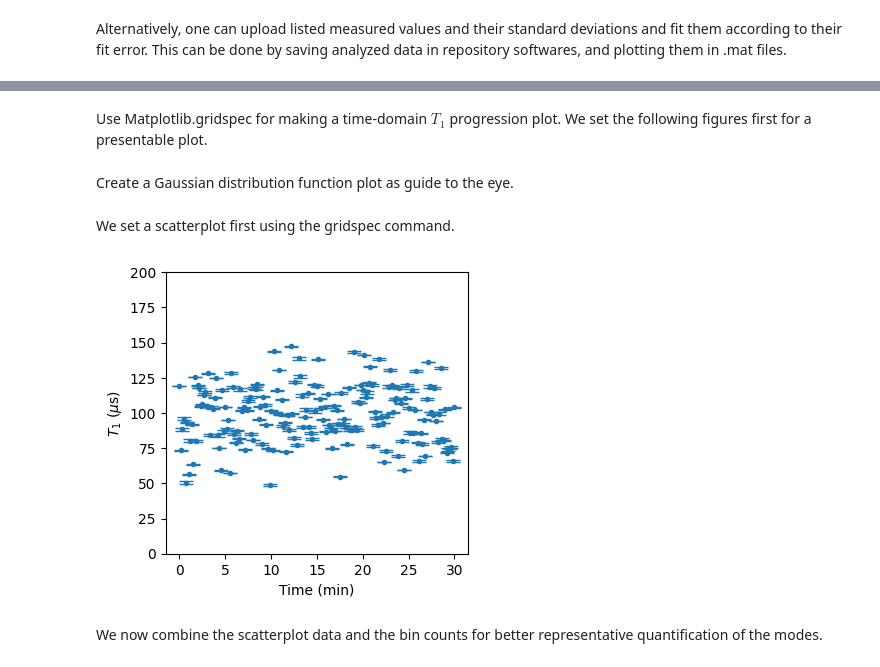
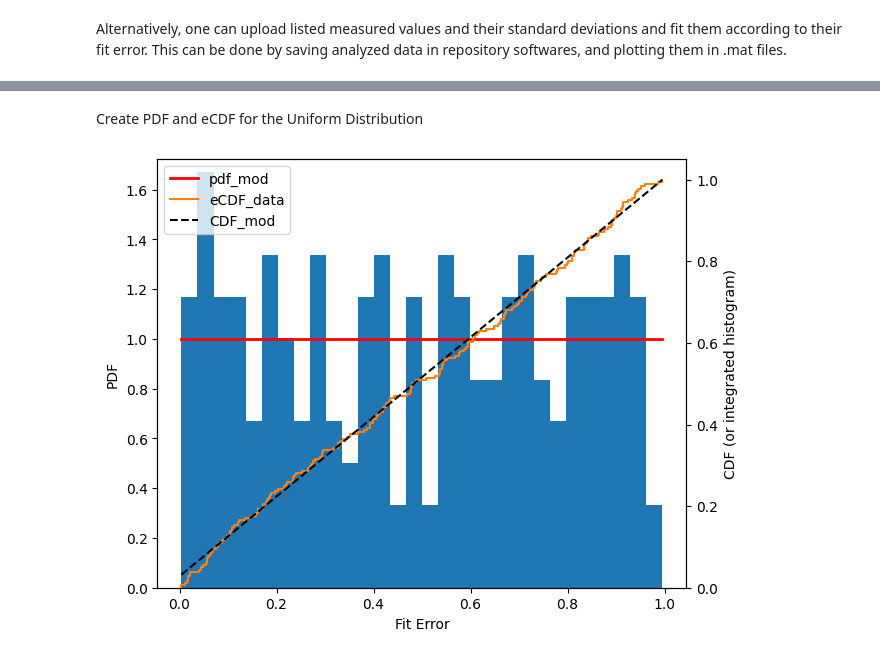
Before and after one commit to myrronaguila/analyze_sqc, a Jupyter notebook: Plots/Single_Qubit_Coherence_Time_Plots.ipynb, the cells around one changed output, grey strips where cells are left out. Drawn from its saved outputs; the diff is of its cells as text; code cells hidden in the pictures.

```diff
--- a/Plots/Single_Qubit_Coherence_Time_Plots.ipynb
+++ b/Plots/Single_Qubit_Coherence_Time_Plots.ipynb
@@ -61,2 +177,0 @@ plt.show()
-# %% [markdown]
-Use Matplotlib.gridspec for making a time-domain $T_{1}$ progression plot. We set the following figures first for a presentable plot.
@@ -67,2 +177,0 @@ def cm_to_inch(x):
-# %% [markdown]
-Create a Gaussian distribution function plot as guide to the eye.
@@ -75,20 +178,54 @@ def Gaussian(x, mu, sigma, Amp):
-# %% [markdown]
-We set a scatterplot first using the gridspec command.
-# %%
-wfig = 8.6
-fig = plt.figure(constrained_layout=True, figsize=(2*cm_to_inch(wfig),
-                                                   1*cm_to_inch(wfig)))
-spec = gridspec.GridSpec(ncols=2, nrows=1, figure=fig, hspace =0.05,
-                                 wspace=0.05)
-ax1 = fig.add_subplot(spec[0, 0]) #scatter plot
-
-#for reference of errorbars, see https://matplotlib.org/stable/api/_as_gen/matplotlib.axes.Axes.errorbar.html
-ax1.errorbar(x=t_arr, y=T1_arr, yerr=T1_err_arr, fmt='.', capsize=5)
-ax1.set_ylim(0, 200)
-ax1.set_xlabel('Time (min)')
-ax1.set_ylabel(r'$T_{1}$ ($\mu$s)')
-plt.show()
-# %% [output]
-[figure, removed]
-# %% [markdown]
-We now combine the scatterplot data and the bin counts for better representative quantification of the modes.
+# %% [markdown]
+Create PDF and eCDF for the Uniform Distribution
+# %%
+def uniform_pdf_cdf(x,a,b):
+  #plot pdf and cdf in a uniform distribution
+  y_pdf = np.asarray([1/(b-a) for i in range(len(x))])
+  y_cdf = y_pdf.cumsum()
+  y_cdf /= y_cdf[-1]
+  return y_pdf, y_cdf
+# %%
+# make probability distribution and CDF for T1_error of fit
+
+fig = plt.figure(constrained_layout=True)
+spec = gridspec.GridSpec(ncols=1, nrows=1, figure=fig, hspace =0.05,
+                                 wspace=0.05)
+ax1 = fig.add_subplot(spec[0, 0]) #scatter plot
+ax1t = ax1.twinx()
+
+#theoretical uniform cdf and pdf
+
+y_pdf_err, y_cdf_err = uniform_pdf_cdf(x=np.linspace(0,1,n_bins+1),a=-0.05,b=1)
+
+#probability distribution histogram
+count_err, bins_err, ignored = ax1.hist(T1_err_arr, n_bins, density=True)
+#representative Gaussian
+#get PDF = # finding the PDF of the histogram using count values
+ax1.plot(bins_err, np.ones_like(bins_err), linewidth=2, color='r', label='pdf_mod')
+ax1.set_xlabel(r'Fit Error')
+ax1.set_ylabel(r'PDF')
+ax1.set_ylim(0,np.amax(count_err)+0.05)
+
+#CDF
+#https://matplotlib.org/stable/gallery/statistics/histogram_cumulative.html
+#cdf_err = np.cumsum(pdf_err)
+#get CDF
+#show integrated histogram / cdf in rectangular
+#line plots - empirical cumulative distribution function
+bin_er_ecdf, count_er_ecdf = plot_ecdf(T1_err_arr)
+ax1t.plot(bin_er_ecdf, count_er_ecdf, color='tab:orange', drawstyle='steps-post',
+          label='eCDF_data')
+ax1t.plot(bins_err, y_cdf_err, 'k--', label='CDF_mod')
+ax1t.set_ylabel(r'CDF (or integrated histogram)')
+ax1t.set_ylim(0,1.05)
+
+#Combine legends in one diagram
+#https://stackoverflow.com/questions/5484922/secondary-axis-with-twinx-how-to-add-to-legend
+# ask matplotlib for the plotted objects and their labels
+lines, labels = ax1.get_legend_handles_labels()
+lines2, labels2 = ax1t.get_legend_handles_labels()
+ax1.legend(lines + lines2, labels + labels2, loc='upper left')
+
+plt.show()
+# %% [output]
+[figure, added]
```
Also changed, not shown: parts of 37 cells of this notebook.
